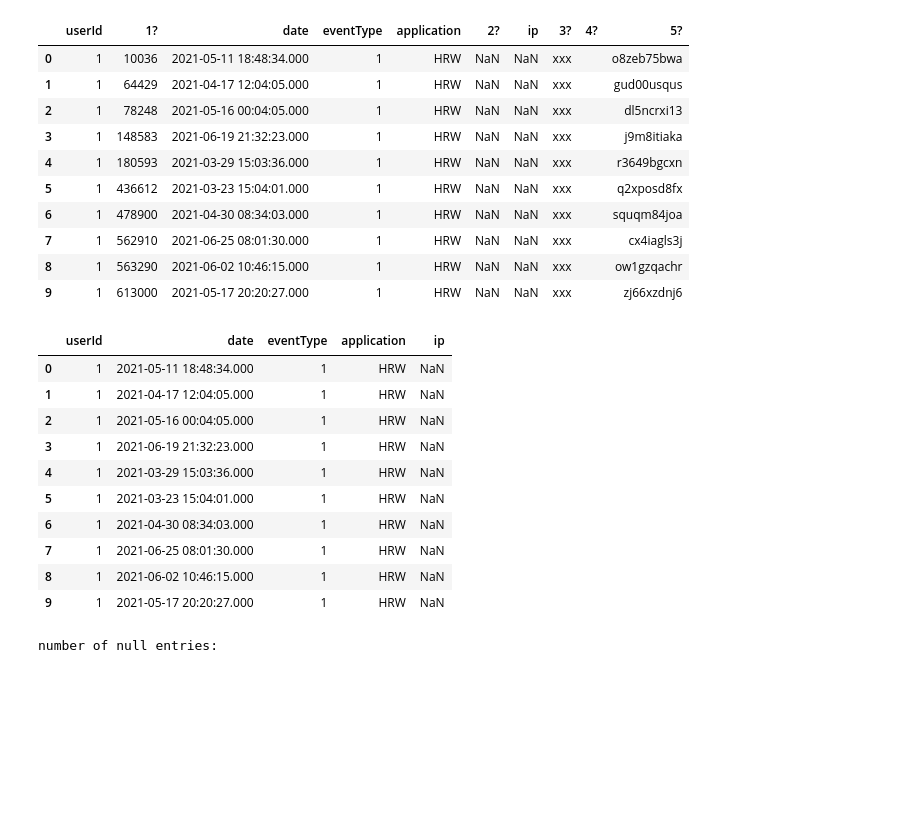
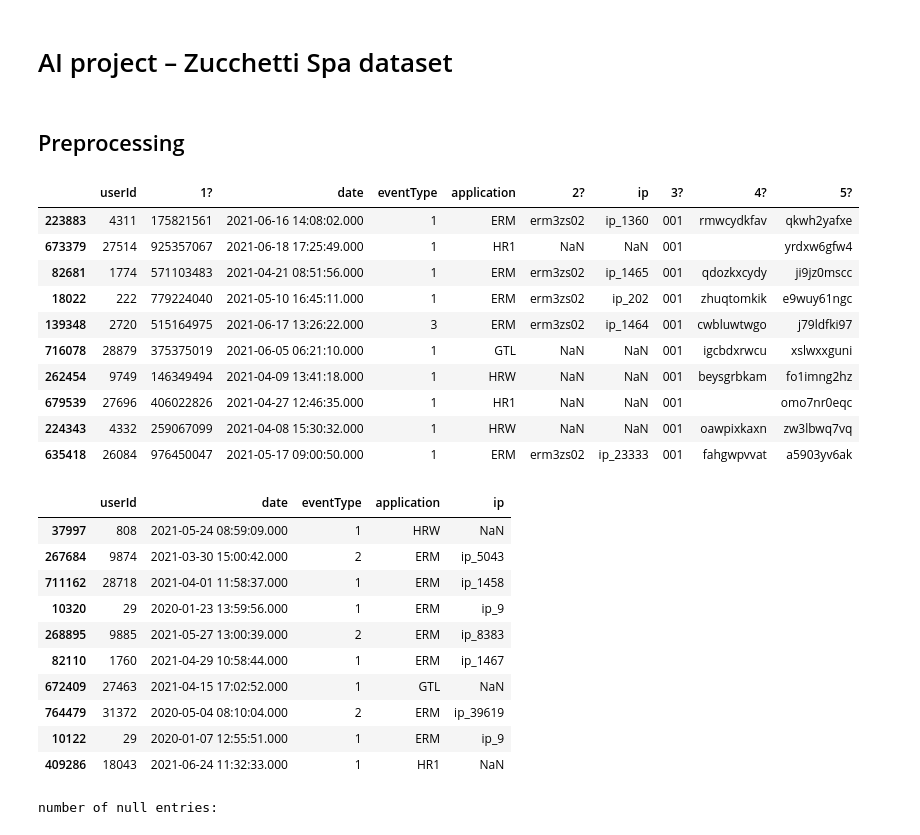
Before and after one commit to carloleo/AI-for-cybersecurity, a Jupyter notebook: AI project.ipynb, the cells around one changed output. Saved outputs shown, nothing was run; the diff lists cells and outputs as text; code cells hidden in the pictures; blank space fills up the shorter version.

```diff
--- a/AI project.ipynb
+++ b/AI project.ipynb
@@ -1,43 +1,48 @@
+# %% [markdown]
+# AI project – Zucchetti Spa dataset
+# %% [markdown]
+## Preprocessing
 # %%
 import pandas as pd
 import matplotlib.pyplot as plt
 
 UNKNOWN = 'unknown'
+SAMPLE = 10
 # %%
 # Read in the data from the CSV file into a a dataframe
 df = pd.read_csv('coded_log.csv', sep=";",names=['userId', '1?', 'date','eventType','application','2?','ip','3?','4?','5?'])
 # %%
 # Visualize a snippet of the data frame df
-df.head(10)
+df.sample(SAMPLE)
 # %% [output]
 |  | userId | 1? | date | eventType | application | 2? | ip | 3? | 4? | 5? |
-| 0 | 1 | 10036 | 2021-05-11 18:48:34.000 | 1 | HRW | NaN | NaN | xxx |  | o8zeb75bwa |
-| 1 | 1 | 64429 | 2021-04-17 12:04:05.000 | 1 | HRW | NaN | NaN | xxx |  | gud00usqus |
-| 2 | 1 | 78248 | 2021-05-16 00:04:05.000 | 1 | HRW | NaN | NaN | xxx |  | dl5ncrxi13 |
-| 3 | 1 | 148583 | 2021-06-19 21:32:23.000 | 1 | HRW | NaN | NaN | xxx |  | j9m8itiaka |
-| 4 | 1 | 180593 | 2021-03-29 15:03:36.000 | 1 | HRW | NaN | NaN | xxx |  | r3649bgcxn |
-| 5 | 1 | 436612 | 2021-03-23 15:04:01.000 | 1 | HRW | NaN | NaN | xxx |  | q2xposd8fx |
-| 6 | 1 | 478900 | 2021-04-30 08:34:03.000 | 1 | HRW | NaN | NaN | xxx |  | squqm84joa |
-| 7 | 1 | 562910 | 2021-06-25 08:01:30.000 | 1 | HRW | NaN | NaN | xxx |  | cx4iagls3j |
-| 8 | 1 | 563290 | 2021-06-02 10:46:15.000 | 1 | HRW | NaN | NaN | xxx |  | ow1gzqachr |
-| 9 | 1 | 613000 | 2021-05-17 20:20:27.000 | 1 | HRW | NaN | NaN | xxx |  | zj66xzdnj6 |
+| 223883 | 4311 | 175821561 | 2021-06-16 14:08:02.000 | 1 | ERM | erm3zs02 | ip_1360 | 001 | rmwcydkfav | qkwh2yafxe |
+| 673379 | 27514 | 925357067 | 2021-06-18 17:25:49.000 | 1 | HR1 | NaN | NaN | 001 |  | yrdxw6gfw4 |
+| 82681 | 1774 | 571103483 | 2021-04-21 08:51:56.000 | 1 | ERM | erm3zs02 | ip_1465 | 001 | qdozkxcydy | ji9jz0mscc |
+| 18022 | 222 | 779224040 | 2021-05-10 16:45:11.000 | 1 | ERM | erm3zs02 | ip_202 | 001 | zhuqtomkik | e9wuy61ngc |
+| 139348 | 2720 | 515164975 | 2021-06-17 13:26:22.000 | 3 | ERM | erm3zs02 | ip_1464 | 001 | cwbluwtwgo | j79ldfki97 |
+| 716078 | 28879 | 375375019 | 2021-06-05 06:21:10.000 | 1 | GTL | NaN | NaN | 001 | igcbdxrwcu | xslwxxguni |
+| 262454 | 9749 | 146349494 | 2021-04-09 13:41:18.000 | 1 | HRW | NaN | NaN | 001 | beysgrbkam | fo1imng2hz |
+| 679539 | 27696 | 406022826 | 2021-04-27 12:46:35.000 | 1 | HR1 | NaN | NaN | 001 |  | omo7nr0eqc |
+| 224343 | 4332 | 259067099 | 2021-04-08 15:30:32.000 | 1 | HRW | NaN | NaN | 001 | oawpixkaxn | zw3lbwq7vq |
+| 635418 | 26084 | 976450047 | 2021-05-17 09:00:50.000 | 1 | ERM | erm3zs02 | ip_23333 | 001 | fahgwpvvat | a5903yv6ak |
 # %%
 #remove unkown coloums
 df_ = df.drop(columns=['1?','2?','3?','4?','5?'])
 
-df_.head(10)
+df_.sample(SAMPLE)
 # %% [output]
 |  | userId | date | eventType | application | ip |
-| 0 | 1 | 2021-05-11 18:48:34.000 | 1 | HRW | NaN |
-| 1 | 1 | 2021-04-17 12:04:05.000 | 1 | HRW | NaN |
-| 2 | 1 | 2021-05-16 00:04:05.000 | 1 | HRW | NaN |
-| 3 | 1 | 2021-06-19 21:32:23.000 | 1 | HRW | NaN |
-| 4 | 1 | 2021-03-29 15:03:36.000 | 1 | HRW | NaN |
-| 5 | 1 | 2021-03-23 15:04:01.000 | 1 | HRW | NaN |
-| 6 | 1 | 2021-04-30 08:34:03.000 | 1 | HRW | NaN |
-| 7 | 1 | 2021-06-25 08:01:30.000 | 1 | HRW | NaN |
-| 8 | 1 | 2021-06-02 10:46:15.000 | 1 | HRW | NaN |
-| 9 | 1 | 2021-05-17 20:20:27.000 | 1 | HRW | NaN |
+| 37997 | 808 | 2021-05-24 08:59:09.000 | 1 | HRW | NaN |
+| 267684 | 9874 | 2021-03-30 15:00:42.000 | 2 | ERM | ip_5043 |
+| 711162 | 28718 | 2021-04-01 11:58:37.000 | 1 | ERM | ip_1458 |
+| 10320 | 29 | 2020-01-23 13:59:56.000 | 1 | ERM | ip_9 |
+| 268895 | 9885 | 2021-05-27 13:00:39.000 | 2 | ERM | ip_8383 |
+| 82110 | 1760 | 2021-04-29 10:58:44.000 | 1 | ERM | ip_1467 |
+| 672409 | 27463 | 2021-04-15 17:02:52.000 | 1 | GTL | NaN |
+| 764479 | 31372 | 2020-05-04 08:10:04.000 | 2 | ERM | ip_39619 |
+| 10122 | 29 | 2020-01-07 12:55:51.000 | 1 | ERM | ip_9 |
+| 409286 | 18043 | 2021-06-24 11:32:33.000 | 1 | HR1 | NaN |
 # %%
 #cleaning row data
 
```
Also changed, not shown: parts of 29 cells of this notebook, 1 other file.
